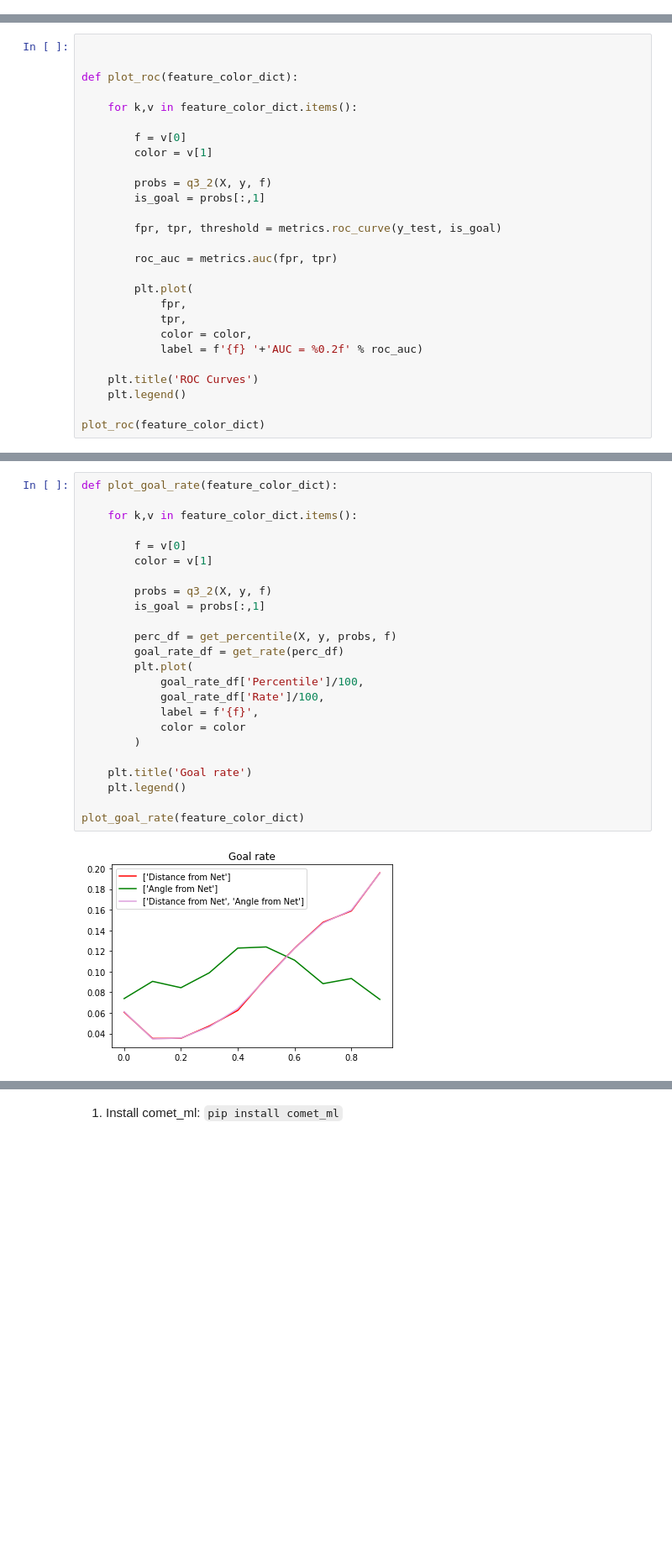
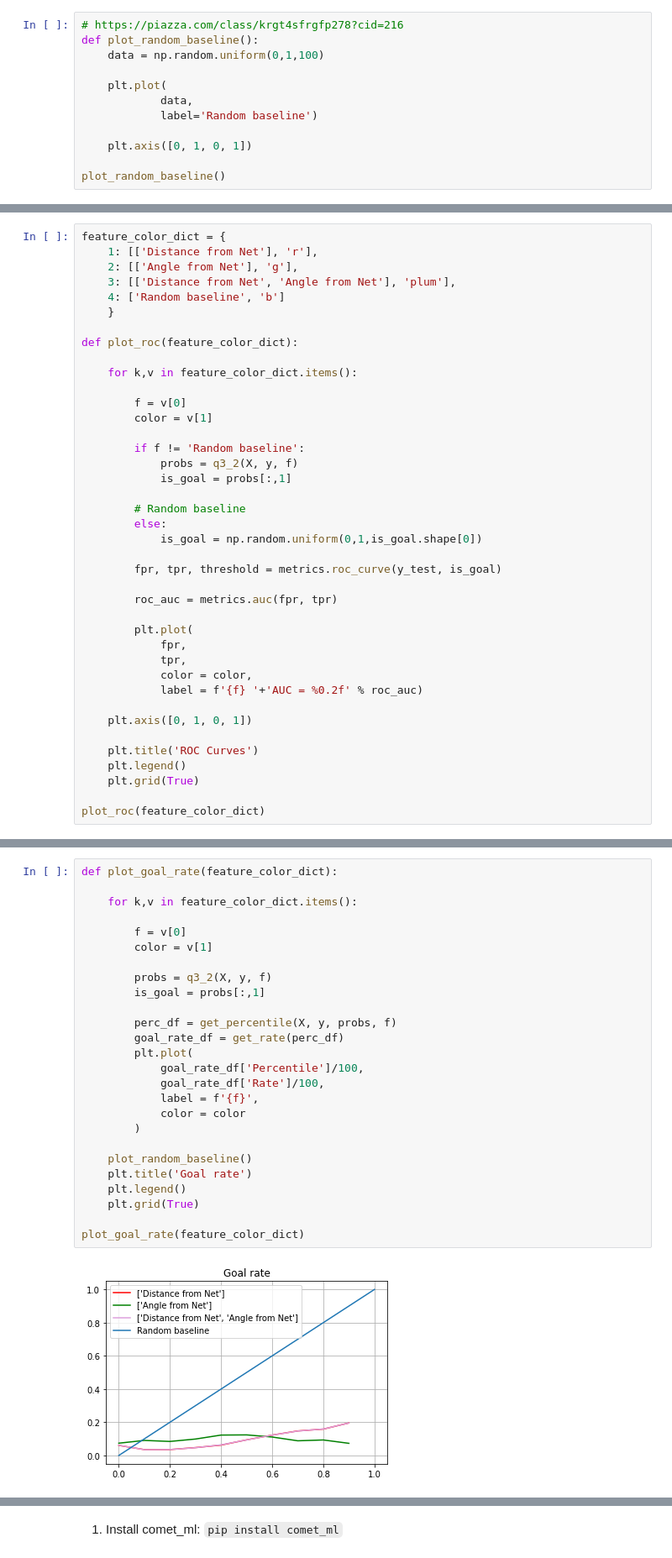
Before and after one commit to IreneZhou0129/IFT6758_m1, a Jupyter notebook: notebooks/m2_q3.ipynb, the cells around one changed output, grey strips where cells are left out. Shown at 84% size. Drawn from its saved outputs; the diff is of its cells as text; blank space fills up the shorter version.

```diff
--- a/notebooks/m2_q3.ipynb
+++ b/notebooks/m2_q3.ipynb
@@ -374,3 +376,15 @@ angle_only = logistic_reg(X, y, features=['Angle from Net'])
 both_features = logistic_reg(X, y, features=['Distance from Net', 'Angle from Net'])
 # %% [output]
 [figure]
+# %%
+# https://piazza.com/class/krgt4sfrgfp278?cid=216
+def plot_random_baseline():
+    data = np.random.uniform(0,1,100)
+
+    plt.plot(
+            data,
+            label='Random baseline')
+
+    plt.axis([0, 1, 0, 1])
+
+plot_random_baseline()
@@ -377,5 +393,10 @@ both_features = logistic_reg(X, y, features=['Distance from Net', 'Angle from Ne
 # %%
-
+feature_color_dict = {
+    1: [['Distance from Net'], 'r'],
+    2: [['Angle from Net'], 'g'],
+    3: [['Distance from Net', 'Angle from Net'], 'plum'],
+    4: ['Random baseline', 'b']
+    }
 
 def plot_roc(feature_color_dict):
 
@@ -384,8 +405,13 @@ def plot_roc(feature_color_dict):
         f = v[0]
         color = v[1]
 
-        probs = q3_2(X, y, f)
-        is_goal = probs[:,1]
+        if f != 'Random baseline':
+            probs = q3_2(X, y, f)
+            is_goal = probs[:,1]
+
+        # Random baseline
+        else:
+            is_goal = np.random.uniform(0,1,is_goal.shape[0])
 
         fpr, tpr, threshold = metrics.roc_curve(y_test, is_goal)
 
@@ -397,8 +423,11 @@ def plot_roc(feature_color_dict):
             color = color,
             label = f'{f} '+'AUC = %0.2f' % roc_auc)
 
+    plt.axis([0, 1, 0, 1])
+
     plt.title('ROC Curves')
     plt.legend()
+    plt.grid(True)
 
 plot_roc(feature_color_dict)
 # %% [output]
@@ -406,26 +445,28 @@ plot_roc(feature_color_dict)
 # %%
 def plot_goal_rate(feature_color_dict):
 
     for k,v in feature_color_dict.items():
 
         f = v[0]
         color = v[1]
 
         probs = q3_2(X, y, f)
         is_goal = probs[:,1]
 
         perc_df = get_percentile(X, y, probs, f)
         goal_rate_df = get_rate(perc_df)
         plt.plot(
             goal_rate_df['Percentile']/100,
             goal_rate_df['Rate']/100,
             label = f'{f}',
             color = color
         )
 
+    plot_random_baseline()
     plt.title('Goal rate')
     plt.legend()
+    plt.grid(True)
 
 plot_goal_rate(feature_color_dict)
 # %% [output]
-[figure, old version]
+[figure, new version]
```
Also changed, not shown: parts of 7 cells of this notebook.
